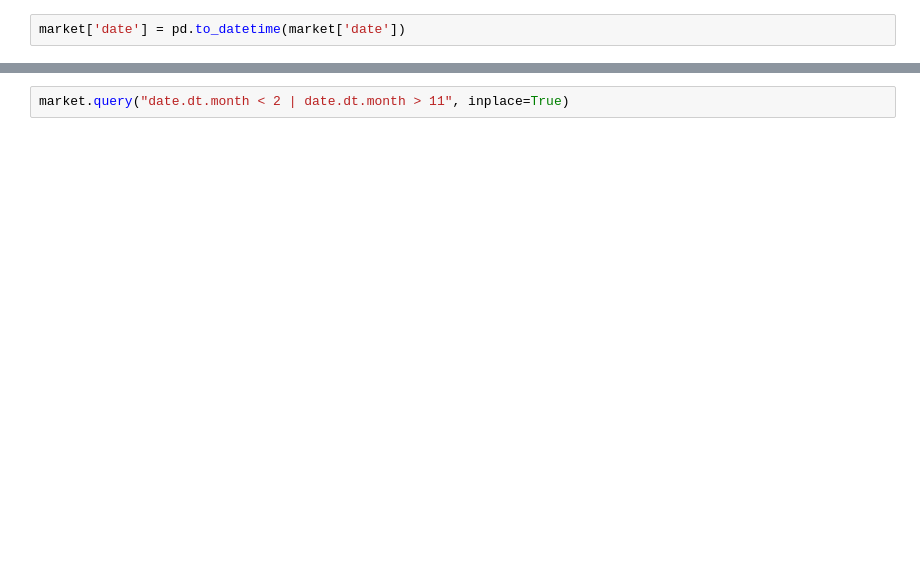
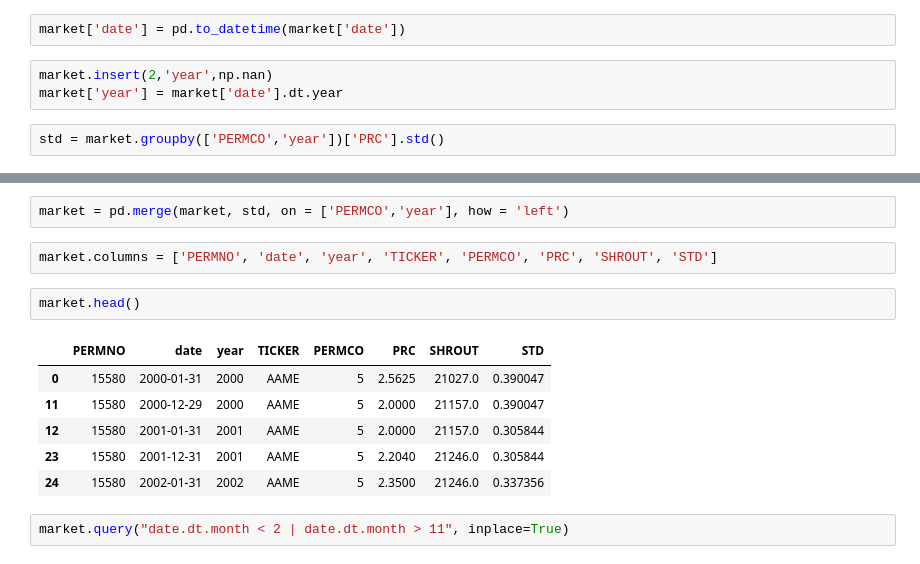
Before and after one commit to evamferreira/Thesis_Rep, a Jupyter notebook: Data/data_treat.ipynb, the cells around one changed output, grey strips where cells are left out. Drawn from its saved outputs; the diff is of its cells as text; blank space fills up the shorter version.

```diff
--- a/Data/data_treat.ipynb
+++ b/Data/data_treat.ipynb
@@ -360,2 +350,7 @@ acc.loc[acc['dlrsn']==1]
 # %%
 market['date'] = pd.to_datetime(market['date'])
+# %%
+market.insert(2,'year',np.nan)
+market['year'] = market['date'].dt.year
+# %%
+std = market.groupby(['PERMCO','year'])['PRC'].std()
@@ -362,2 +373,15 @@ market['date'] = pd.to_datetime(market['date'])
+# %%
+market = pd.merge(market, std, on = ['PERMCO','year'], how = 'left')
+# %%
+market.columns = ['PERMNO', 'date', 'year', 'TICKER', 'PERMCO', 'PRC', 'SHROUT', 'STD']
+# %%
+market.head()
+# %% [output]
+|  | PERMNO | date | year | TICKER | PERMCO | PRC | SHROUT | STD |
+| 0 | 15580 | 2000-01-31 | 2000 | AAME | 5 | 2.5625 | 21027.0 | 0.390047 |
+| 11 | 15580 | 2000-12-29 | 2000 | AAME | 5 | 2.0000 | 21157.0 | 0.390047 |
+| 12 | 15580 | 2001-01-31 | 2001 | AAME | 5 | 2.0000 | 21157.0 | 0.305844 |
+| 23 | 15580 | 2001-12-31 | 2001 | AAME | 5 | 2.2040 | 21246.0 | 0.305844 |
+| 24 | 15580 | 2002-01-31 | 2002 | AAME | 5 | 2.3500 | 21246.0 | 0.337356 |
 # %%
 market.query("date.dt.month < 2 | date.dt.month > 11", inplace=True)
```
Also changed, not shown: parts of 26 cells of this notebook, 1 other file.
